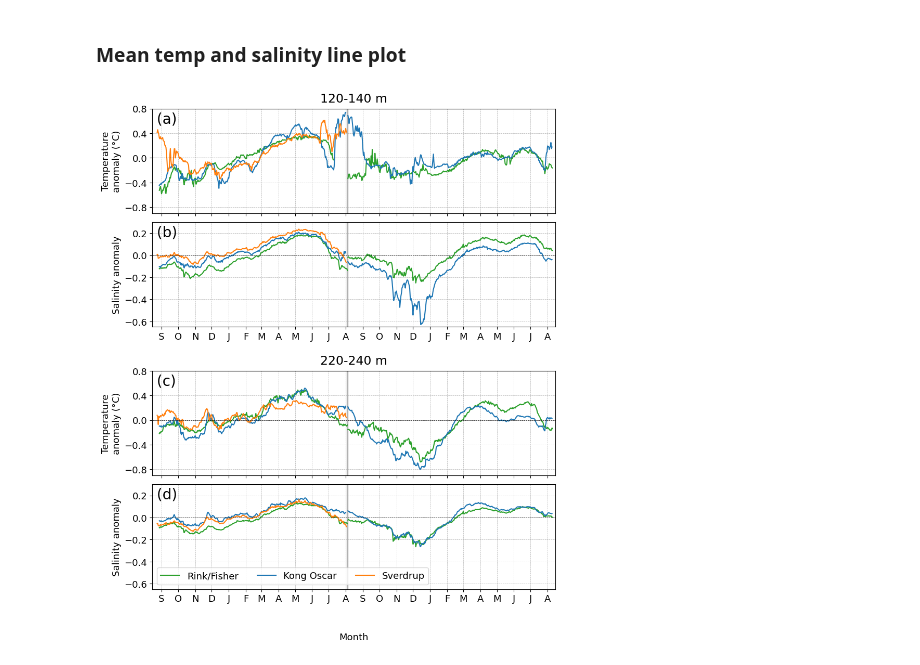
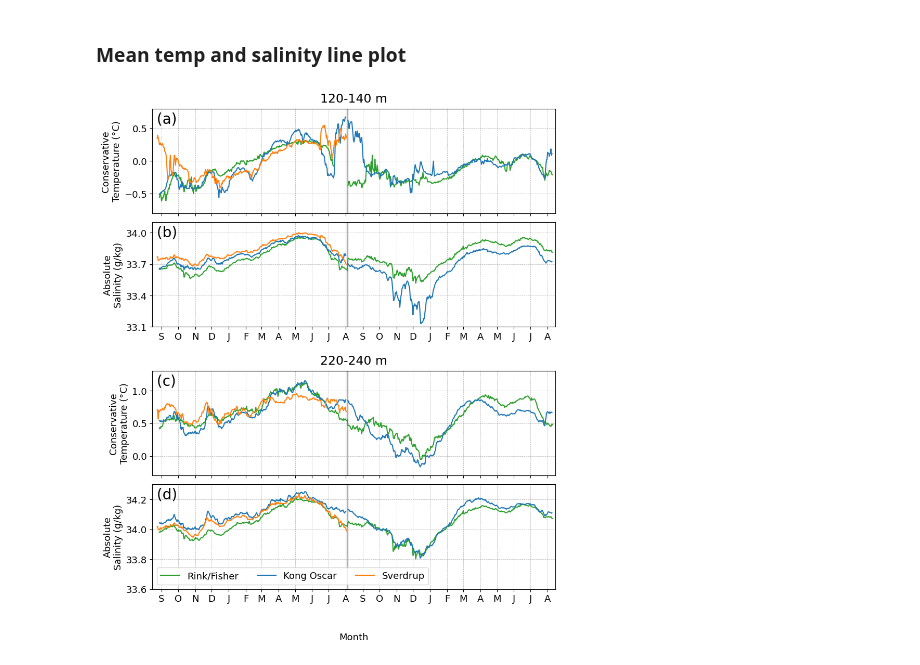
Before and after one commit to mjzahn/OMG_Narwhals_hydrography-manuscript, a Jupyter notebook: 02_analyses-and-plots/02_Mooring line plots.ipynb, the cells around one changed output. Saved outputs shown, nothing was run; the diff lists cells and outputs as text; code cells hidden in the pictures.

```diff
--- a/02_analyses-and-plots/02_Mooring line plots.ipynb
+++ b/02_analyses-and-plots/02_Mooring line plots.ipynb
@@ -36,10 +56,10 @@ kongoscar20_ds.close()
 # %% [markdown]
 ### Open DataArrays with interpolated temperature and salinity profiles
 # %%
-file_dir = Path('H:/PhD_chap3/data/OMG_Narwhals_mooring_data/OMG_Narwhals_mooring_interpolated/')
+file_dir = Path('/Users/mariezahn/Documents/Work/PhD/Chapter_3/data/OMG_narwhals_mooring_interpolated/')
 # %%
 # open Rink data
-rink_temp_da_interp = xr.open_dataset(file_dir / "OMG_Narwhals_Mooring_Rink_1D_interpolated_temp_profile.nc")
+rink_temp_da_interp = xr.open_dataset(file_dir / "OMG_Narwhals_Mooring_Rink-Fisher_1D_interpolated_temp_profile.nc")
 rink_temp_da_interp.close()
-rink_salt_da_interp = xr.open_dataset(file_dir / "OMG_Narwhals_Mooring_Rink_1D_interpolated_salt_profile.nc")
+rink_salt_da_interp = xr.open_dataset(file_dir / "OMG_Narwhals_Mooring_Rink-Fisher_1D_interpolated_salt_profile.nc")
 rink_salt_da_interp.close()
@@ -81,13 +116,11 @@ KO_salt_120m_timeseries_da       = kongoscar_salt_da_interp.salinity.sel(depth=s
 # 220-240 m
 
 # temperature
-rink_temp_220m_timeseries_da     = rink_temp_da_interp.temperature.sel(depth=slice(220,240)).mean(dim='depth', skipna=True)
-fisher_temp_220m_timeseries_da   = fisher_temp_da_interp.temperature.sel(depth=slice(220,240)).mean(dim='depth', skipna=True)
-sverdrup_temp_220m_timeseries_da = sverdrup_temp_da_interp.temperature.sel(depth=slice(220,240)).mean(dim='depth', skipna=True)
-KO_temp_220m_timeseries_da       = kongoscar_temp_da_interp.temperature.sel(depth=slice(220,240)).mean(dim='depth', skipna=True)
+rink_temp_220m_timeseries_da     = rink_temp_da_interp.conservative_temperature.isel(station=0).sel(depth=slice(220,240)).mean(dim='depth', skipna=True)
+sverdrup_temp_220m_timeseries_da = sverdrup_temp_da_interp.conservative_temperature.isel(station=0).sel(depth=slice(220,240)).mean(dim='depth', skipna=True)
+KO_temp_220m_timeseries_da       = kongoscar_temp_da_interp.conservative_temperature.sel(depth=slice(220,240)).mean(dim='depth', skipna=True)
 
 # salinity
-rink_salt_220m_timeseries_da     = rink_salt_da_interp.salinity.sel(depth=slice(220,240)).mean(dim='depth', skipna=True)
-fisher_salt_220m_timeseries_da   = fisher_salt_da_interp.salinity.sel(depth=slice(220,240)).mean(dim='depth', skipna=True)
-sverdrup_salt_220m_timeseries_da = sverdrup_salt_da_interp.salinity.sel(depth=slice(220,240)).mean(dim='depth', skipna=True)
-KO_salt_220m_timeseries_da       = kongoscar_salt_da_interp.salinity.sel(depth=slice(220,240)).mean(dim='depth', skipna=True)
+rink_salt_220m_timeseries_da     = rink_salt_da_interp.absolute_salinity.isel(station=0).sel(depth=slice(220,240)).mean(dim='depth', skipna=True)
+sverdrup_salt_220m_timeseries_da = sverdrup_salt_da_interp.absolute_salinity.isel(station=0).sel(depth=slice(220,240)).mean(dim='depth', skipna=True)
+KO_salt_220m_timeseries_da       = kongoscar_salt_da_interp.absolute_salinity.sel(depth=slice(220,240)).mean(dim='depth', skipna=True)
@@ -346,16 +289,16 @@ fig, (ax1,ax2,ax3,ax4,ax5) = plt.subplots(5,1, figsize=[10,12], gridspec_kw={'he
 #### 120-140 m =======================================
 
 # plot temperature
-(fisher_temp_120m_timeseries_da - mooring_temp_120m_mean).plot(ax=ax1, c='tab:green', label='Rink/Fisher')
-(rink_temp_120m_timeseries_da - mooring_temp_120m_mean).plot(ax=ax1, c='tab:green')
-(KO_temp_120m_timeseries_da - mooring_temp_120m_mean).plot(ax=ax1, c='tab:blue', label='Kong Oscar')
-(sverdrup_temp_120m_timeseries_da - mooring_temp_120m_mean).plot(ax=ax1, c='tab:orange', label='Sverdrup')
+# (fisher_temp_120m_timeseries_da - mooring_temp_120m_mean).plot(ax=ax1, c='tab:green', label='Rink/Fisher')
+rink_temp_120m_timeseries_da.plot(ax=ax1, c='tab:green')
+KO_temp_120m_timeseries_da.plot(ax=ax1, c='tab:blue', label='Kong Oscar')
+sverdrup_temp_120m_timeseries_da.plot(ax=ax1, c='tab:orange', label='Sverdrup')
 
 # plot salinity
-(fisher_salt_120m_timeseries_da - mooring_salt_120m_mean).plot(ax=ax2, c='tab:green', label='Rink/Fisher')
-(rink_salt_120m_timeseries_da - mooring_salt_120m_mean).plot(ax=ax2, c='tab:green')
-(KO_salt_120m_timeseries_da - mooring_salt_120m_mean).plot(ax=ax2, c='tab:blue', label='Kong Oscar')
-(sverdrup_salt_120m_timeseries_da - mooring_salt_120m_mean).plot(ax=ax2, c='tab:orange', label='Sverdrup')
+# (fisher_salt_120m_timeseries_da - mooring_salt_120m_mean).plot(ax=ax2, c='tab:green', label='Rink/Fisher')
+rink_salt_120m_timeseries_da.plot(ax=ax2, c='tab:green')
+KO_salt_120m_timeseries_da.plot(ax=ax2, c='tab:blue', label='Kong Oscar')
+sverdrup_salt_120m_timeseries_da.plot(ax=ax2, c='tab:orange', label='Sverdrup')
 
 months = pd.period_range(np.datetime64('2018-09'), freq='M', periods=26).strftime('%Y-%m').tolist()
 # abbreviations = ["S'18","O",'N','D',"J'19",'F','M','A','M','J','J','A','S','O','N','D',"J'20",'F','M','A','M','J','J','A','S','O']
@@ -364,7 +307,7 @@ abbreviations = ["S","O",'N','D',"J",'F','M','A','M','J','J','A','S','O','N','D'
 ax1.set_title('120-140 m',loc='center',y=1.2,fontsize = 17)
 ax1.set_title(" (a)",loc='left',y=1.0, pad=-20,fontsize = 20)
 ax1.set_xticks(months, abbreviations, rotation=0, horizontalalignment = 'center')
-ax1.set_ylabel("Temperature\nanomaly (°C)")
+ax1.set_ylabel("Conservative\nTemperature (°C)")
 ax1.set_xlabel("")
 ax1.xaxis.set_ticklabels([])
 ax1.grid(linestyle='--', linewidth=0.5)
@@ -374,7 +317,7 @@ ax1.set_xlim(np.datetime64('2018-08-15'),np.datetime64('2020-08-15'))
 ax2.set_title("")
 ax2.set_title(" (b)",loc='left',y=1.0, pad=-20,fontsize = 20)
 ax2.set_xticks(months, abbreviations, rotation=0, horizontalalignment = 'center')
-ax2.set_ylabel("Salinity anomaly")
+ax2.set_ylabel("Absolute\nSalinity (g/kg)")
 # ax2.set_xlabel("Month")
 ax2.set_xlabel("")
 ax2.grid(linestyle='--', linewidth=0.5)
@@ -385,58 +328,52 @@ ax3.axis('off') # filler axis
 
 #### 220-240 m =======================================
 # plot temperature
-(fisher_temp_220m_timeseries_da - mooring_temp_220m_mean).plot(ax=ax4, c='tab:green')
-(rink_temp_220m_timeseries_da - mooring_temp_220m_mean).plot(ax=ax4, c='tab:green', label='Rink/Fisher')
-(KO_temp_220m_timeseries_da - mooring_temp_220m_mean).plot(ax=ax4, c='tab:blue', label='Kong Oscar')
-(sverdrup_temp_220m_timeseries_da - mooring_temp_220m_mean).plot(ax=ax4, c='tab:orange', label='Sverdrup')
+# (fisher_temp_220m_timeseries_da - mooring_temp_220m_mean).plot(ax=ax4, c='tab:green')
+rink_temp_220m_timeseries_da.plot(ax=ax4, c='tab:green', label='Rink/Fisher')
+KO_temp_220m_timeseries_da.plot(ax=ax4, c='tab:blue', label='Kong Oscar')
+sverdrup_temp_220m_timeseries_da.plot(ax=ax4, c='tab:orange', label='Sverdrup')
 
 # plot salinity
-(fisher_salt_220m_timeseries_da - mooring_salt_220m_mean).plot(ax=ax5, c='tab:green')
-(rink_salt_220m_timeseries_da - mooring_salt_220m_mean).plot(ax=ax5, c='tab:green', label='Rink/Fisher')
-(KO_salt_220m_timeseries_da - mooring_salt_220m_mean).plot(ax=ax5, c='tab:blue', label='Kong Oscar')
-(sverdrup_salt_220m_timeseries_da - mooring_salt_220m_mean).plot(ax=ax5, c='tab:orange', label='Sverdrup')
+# (fisher_salt_220m_timeseries_da - mooring_salt_220m_mean).plot(ax=ax5, c='tab:green')
+rink_salt_220m_timeseries_da.plot(ax=ax5, c='tab:green', label='Rink/Fisher')
+KO_salt_220m_timeseries_da.plot(ax=ax5, c='tab:blue', label='Kong Oscar')
+sverdrup_salt_220m_timeseries_da.plot(ax=ax5, c='tab:orange', label='Sverdrup')
 
 ax4.set_title('220-240 m',loc='center',y=1.2,fontsize = 17)
 ax4.set_title(" (c)",loc='left',y=1.0, pad=-20,fontsize = 20)
 ax4.set_xticks(months, abbreviations, rotation=0, horizontalalignment = 'center')
-ax4.set_ylabel("Temperature\nanomaly (°C)")
+ax4.set_ylabel("Conservative\nTemperature (°C)")
 ax4.set_xlabel("")
 ax4.xaxis.set_ticklabels([])
 ax4.grid(linestyle='--', linewidth=0.5)
 # ax1.set_xlim(np.datetime64('2018-08-15'),np.datetime64('2020-10-05'))
 ax4.set_xlim(np.datetime64('2018-08-15'),np.datetime64('2020-08-15'))
 
 ax5.set_title("")
 ax5.set_title(" (d)",loc='left',y=1.0, pad=-20,fontsize = 20)
 ax5.set_xticks(months, abbreviations, rotation=0, horizontalalignment = 'center')
-ax5.set_ylabel("Salinity anomaly")
+ax5.set_ylabel("Absolute\nSalinity (g/kg)")
 ax5.set_xlabel("Month", labelpad=40)
 ax5.grid(linestyle='--', linewidth=0.5)
 ax5.set_xlim(np.datetime64('2018-08-15'),np.datetime64('2020-08-15'))
 ax5.legend(ncol=3,prop={'size': 13},loc='lower left')
 
 plt.subplots_adjust(wspace=0, hspace=0.1)
 
-ax1.set_yticks([-0.8,-0.4,0,0.4,0.8])
-ax4.set_yticks([-0.8,-0.4,0,0.4,0.8])
+ax2.set_yticks([33.1,33.4,33.7,34])
+# ax4.set_yticks([-0.8,-0.4,0,0.4,0.8])
 
-ax1.set_ylim(-0.9,0.8)
-ax2.set_ylim(-0.65,0.3)
-ax4.set_ylim(-0.9,0.8)
-ax5.set_ylim(-0.65,0.3)
+ax1.set_ylim(-0.8,0.8)
+ax2.set_ylim(33.1,34.1)
+ax4.set_ylim(-0.3,1.3)
+ax5.set_ylim(33.6,34.3)
 
 ## add vertical lines for when the moorings were recovered and redployed
-## add horizontal lines for 0
-ax1.axhline(y=0, linewidth=0.5, c='k', linestyle='--') # add a horizontal line at 0 deg C
-ax2.axhline(y=0, linewidth=0.5, c='k', linestyle='--') # add a horizontal line at 0 psu
-ax4.axhline(y=0, linewidth=0.5, c='k', linestyle='--') # add a horizontal line at 0 deg C
-ax5.axhline(y=0, linewidth=0.5, c='k', linestyle='--') # add a horizontal line at 0 psu
-
 ax1.axvspan(np.datetime64('2019-08-03'), np.datetime64('2019-08-05'), alpha=0.5, color='gray')
 ax2.axvspan(np.datetime64('2019-08-03'), np.datetime64('2019-08-05'), alpha=0.5, color='gray')
 ax4.axvspan(np.datetime64('2019-08-03'), np.datetime64('2019-08-05'), alpha=0.5, color='gray')
 ax5.axvspan(np.datetime64('2019-08-03'), np.datetime64('2019-08-05'), alpha=0.5, color='gray')
 
-plt.savefig("figures/mooring_mean-temp-salt_anomaly.png", bbox_inches='tight', dpi=300, facecolor='white');
+plt.savefig("figures/mooring_mean-temp-salt.png", bbox_inches='tight', dpi=300, facecolor='white');
 # %% [output]
-[figure, old version]
+[figure, new version]
```
Also changed, not shown: parts of 48 cells of this notebook, 11 other files.
